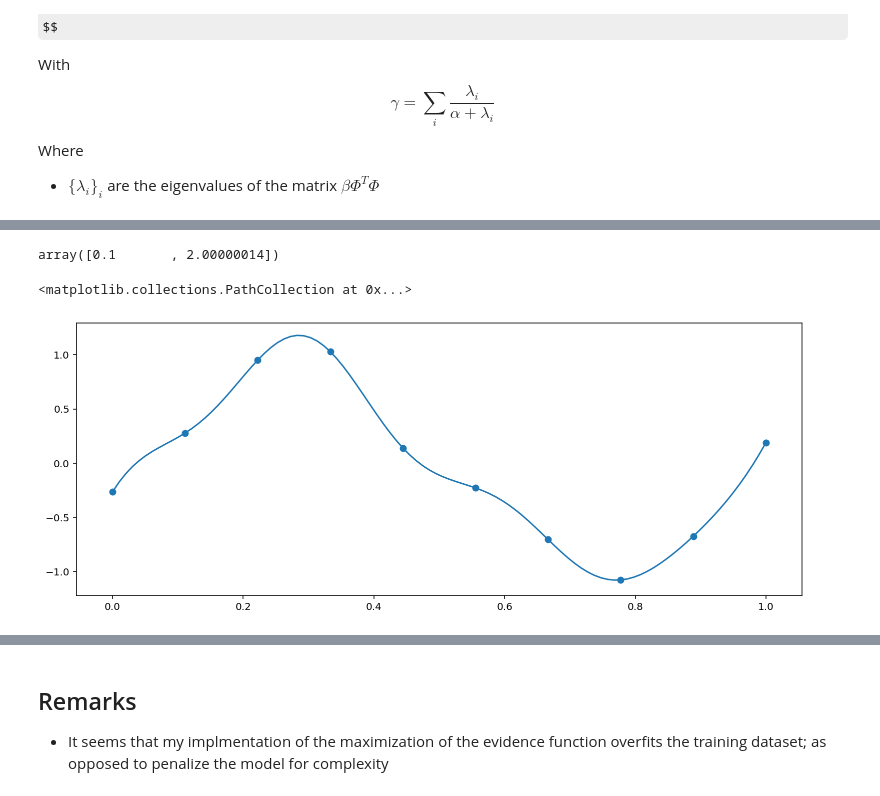
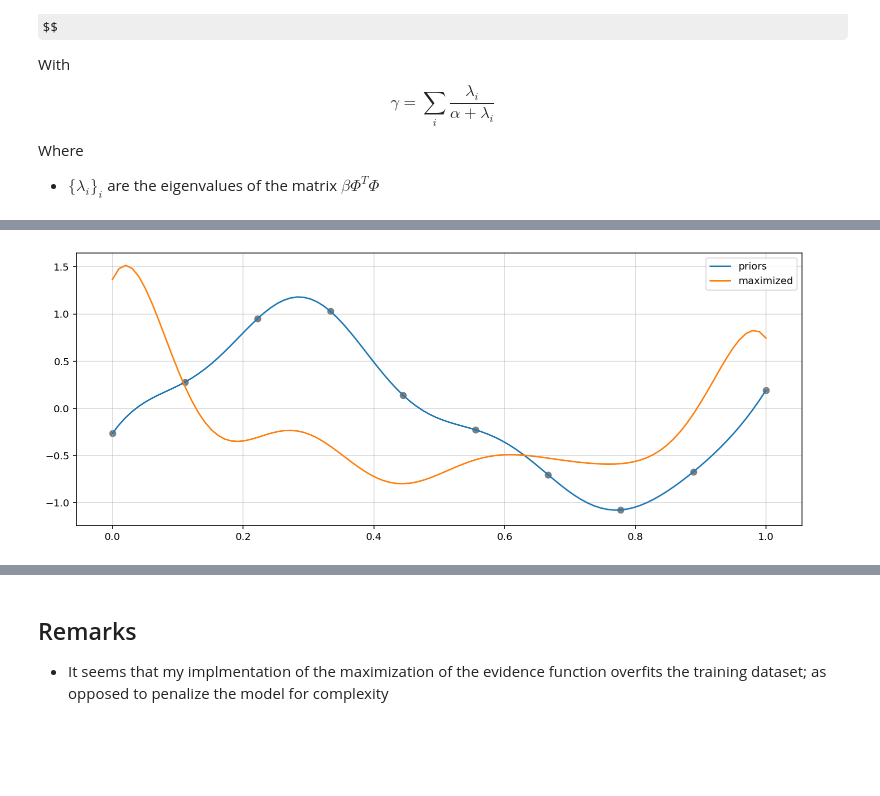
Before and after one commit to gerdm/prml, a Jupyter notebook: chapter3/evidence-approximation.ipynb, the cells around one changed output, grey strips where cells are left out. Cells and saved outputs as stored; diff of their text form; code cells hidden in the pictures; some formulas as TeX source; blank space fills up the shorter version.

```diff
--- a/chapter3/evidence-approximation.ipynb
+++ b/chapter3/evidence-approximation.ipynb
@@ -220,3 +236,5 @@ Where
 * $\{\lambda_i\}_i$ are the eigenvalues of the matrix $\beta\Phi^T\Phi$
 # %%
 from numpy.linalg import eigvals
+# %%
+new_alpha, new_beta = 0.1, 0.1
@@ -222,0 +243,10 @@ from numpy.linalg import eigvals
+# %%
+N = Phi.shape[0]
+alpha = new_alpha
+beta = 1 / new_beta
+lambdas = phi_eigs * beta
+mN, _ = posterior(Phi, t_train, alpha, beta)
+gamma = (lambdas / (lambdas + alpha)).sum()
+new_alpha = gamma / np.asscalar(mN.T @ mN)
+new_beta = np.sum((t_train[:, np.newaxis] - Phi @ mN) ** 2) / (N - gamma)
+print(new_alpha, new_beta)
@@ -227,6 +259,7 @@ alpha, beta = 0.01, 0.1
 M = 10 # gaussian basis functions + bias term
 mus = np.linspace(0, 1, M)
 Phi = gaussian_design_matrix(x_train, mus, s)
+N = Phi.shape[0]
 
 delta_alpha, delta_beta = np.inf, np.inf
 tol = 1e-6
@@ -234,15 +267,15 @@ alpha_hist, beta_hist = [], []
 phi_eigs = eigvals(Phi.T @ Phi)
 mN, SN_inv = posterior(Phi, t_train, alpha, beta)
 #while delta_alpha > tol and delta_beta > tol:
-for i in range(50):
+for i in range(30):
     # Update eigenvalues of the matrix
     lambdas = phi_eigs * beta
     gamma = (lambdas / (lambdas + alpha)).sum()
+    # Update model parameters
+    mN, SN_inv = posterior(Phi, t_train, alpha, beta)
     # Compute new hyperparams
     new_alpha = gamma / np.asscalar(mN.T @ mN)
     new_beta = (Phi.shape[0] - gamma) / ((t_train[:, np.newaxis] - Phi @ mN) ** 2).sum()
-    # Update model paramaeters
-    mN, SN_inv = posterior(Phi, t_train, new_alpha, new_beta)
     # Compute the percentual change in hyperparams
     delta_alpha = np.abs(new_alpha / alpha - 1)
     delta_beta = np.abs(new_beta / beta - 1)
@@ -276,25 +299,12 @@ plt.plot(alpha_vect, gamma_vect / mN_prod)
-# %%
-from scipy.optimize import fsolve
-
-def evidence(params):
-    alpha, beta = params
-    lambdas = phi_eigs * beta
-    gamma = (lambdas / (lambdas + alpha)).sum()
-    mN, SN_inv = posterior(Phi, t_train, alpha, beta)
-    eq1 = alpha - gamma / (mN.T @ mN)
-    eq2 = beta - (Phi.shape[0] - gamma) / ((t_train[:, np.newaxis] -
-                                            Phi @ mN) ** 2).sum()
-    return (np.asscalar(eq1), eq2)
-
-fsolve(evidence, (0.1, 2))
-# %% [output]
-array([0.1       , 2.00000014])
 # %%
 plt.figure(figsize=(13, 5))
-x_in = np.linspace(0, 1, 100)
-phi_x = gaussian_design_matrix(x_in, mus, s, bias=True)
-plt.plot(x_in, (mN.T @ phi_x.T).ravel())
-plt.scatter(x_train, t_train)
+alpha_prior, beta_prior = 1e6, 6.66
+mN_prior, SN_inv_prior = posterior(Phi, t_train, alpha_prior, beta_prior)
+
+plt.plot(x_in, (mN_prior.T @ phi_x.T).ravel(), label="priors")
+plt.plot(x_in, (mN.T @ phi_x.T).ravel(), label="maximized")
+plt.scatter(x_train, t_train, c="tab:gray")
+plt.grid(alpha=0.5)
+plt.legend();
 # %% [output]
-<matplotlib.collections.PathCollection at 0x...>
-[figure, old version]
+[figure, new version]
```
Also changed, not shown: parts of 12 cells of this notebook.
